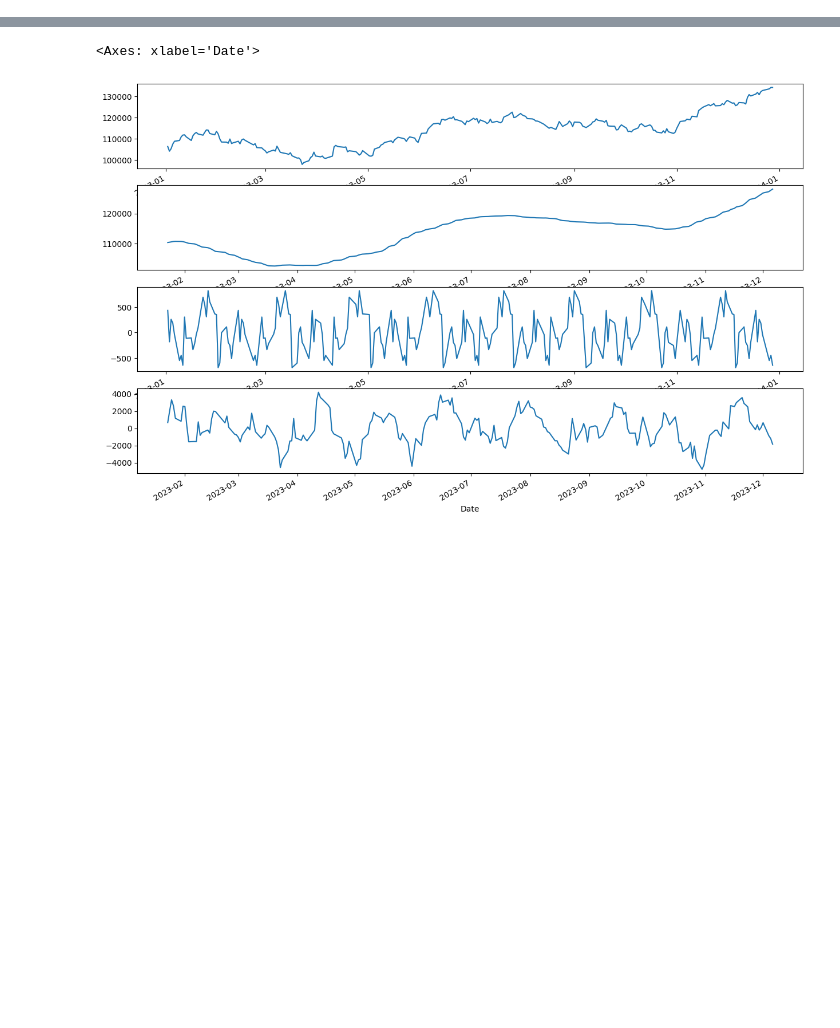
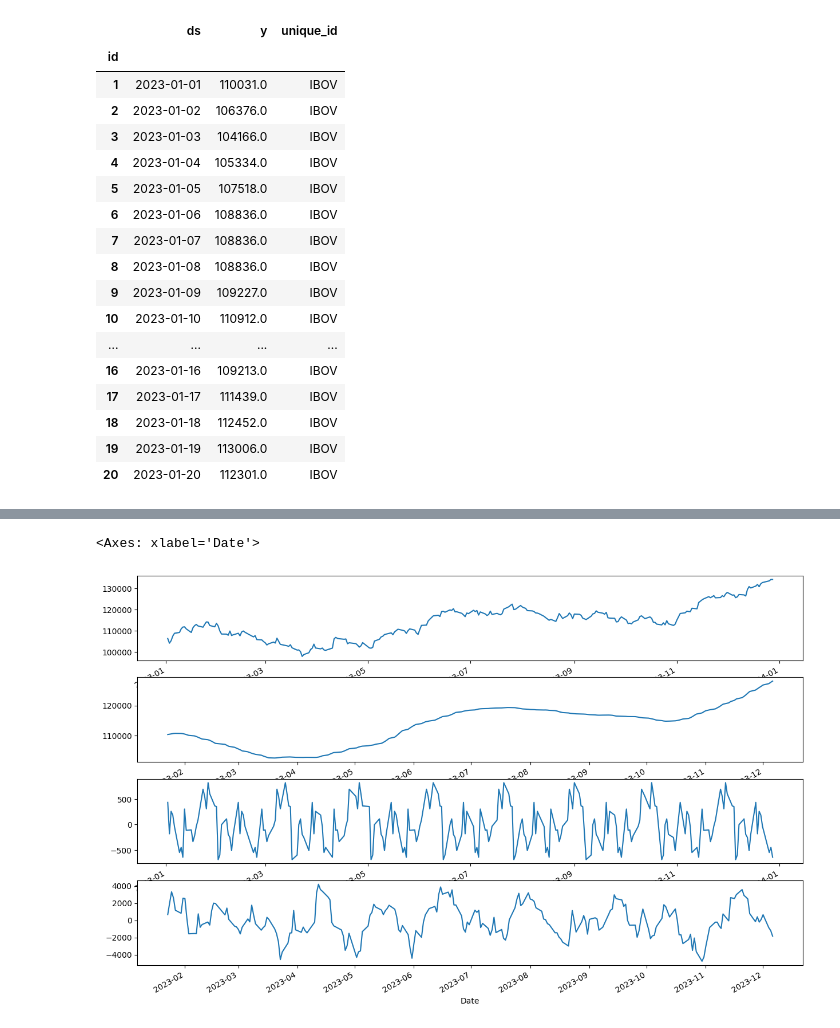
Before and after one commit to iharary/Fiap_Tech_Challenge_02, a Jupyter notebook: notebooks/IBOV.ipynb, the cells around one changed output, grey strips where cells are left out. Drawn from its saved outputs; the diff is of its cells as text; code cells hidden in the pictures; blank space fills up the shorter version.

```diff
--- a/notebooks/IBOV.ipynb
+++ b/notebooks/IBOV.ipynb
@@ -46,0 +13,15 @@ Name: Close, dtype: float64
+# %%
+ticker = '^BVSP'
+inicio = '2023-01-01'
+#pega um mês antes da data passada
+inicio_anterior = pd.to_datetime('2023-01-01')
+inicio_anterior = inicio_anterior - relativedelta(months=1)
+fim = '2024-02-01'
+
+#carrega informacoes do IBovespa
+df = yf.download(ticker, start=inicio_anterior, end=fim)
+
+#seleciona somente a coluna de fechamento
+df_close = df[['Close']]
+
+df_close.head()
@@ -46,0 +37,37 @@ Name: Close, dtype: float64
+# %%
+#Criar datas faltantes repetindo o valor ultima data conhecida
+df_close_resample = df_close
+df_close_resample = df_close_resample.resample('D').ffill()
+df_close_resample = df_close_resample[df_close_resample.index >= inicio]
+
+df_close_resample['id'] = range(1, len(df_close_resample) + 1)
+df_close_resample.reset_index(inplace=True)
+df_close_resample = df_close_resample.set_index('id')
+
+df_close_resample['Date'] = pd.to_datetime(df_close_resample['Date'], format='%Y-%m-%d')
+
+#renomear colunas do dataframe
+df_close_resample.columns = ['ds', 'y']
+df_close_resample['unique_id'] = 'IBOV'
+
+
+df_close_resample.head(20)
+# %% [output]
+|  | ds | y | unique_id |
+| id |  |  |  |
+| 1 | 2023-01-01 | 110031.0 | IBOV |
+| 2 | 2023-01-02 | 106376.0 | IBOV |
+| 3 | 2023-01-03 | 104166.0 | IBOV |
+| 4 | 2023-01-04 | 105334.0 | IBOV |
+| 5 | 2023-01-05 | 107518.0 | IBOV |
+| 6 | 2023-01-06 | 108836.0 | IBOV |
+| 7 | 2023-01-07 | 108836.0 | IBOV |
+| 8 | 2023-01-08 | 108836.0 | IBOV |
+| 9 | 2023-01-09 | 109227.0 | IBOV |
+| 10 | 2023-01-10 | 110912.0 | IBOV |
+| ... | ... | ... | ... |
+| 16 | 2023-01-16 | 109213.0 | IBOV |
+| 17 | 2023-01-17 | 111439.0 | IBOV |
+| 18 | 2023-01-18 | 112452.0 | IBOV |
+| 19 | 2023-01-19 | 113006.0 | IBOV |
+| 20 | 2023-01-20 | 112301.0 | IBOV |
```
Also changed, not shown: parts of 16 cells of this notebook.
